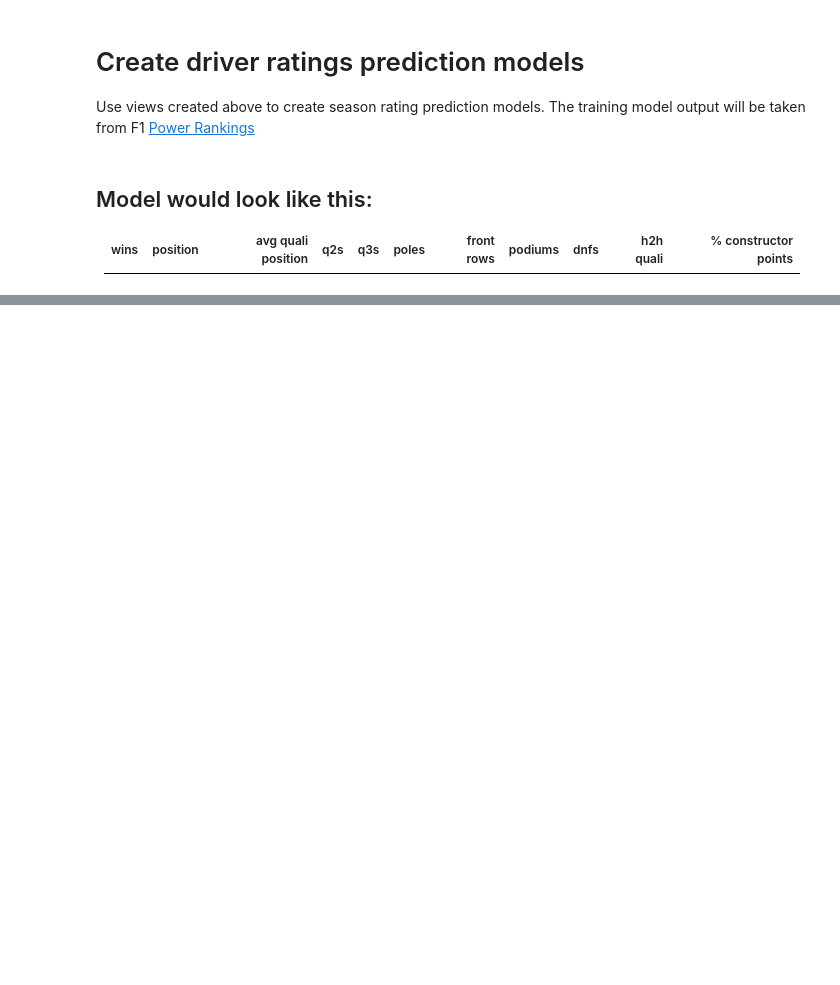
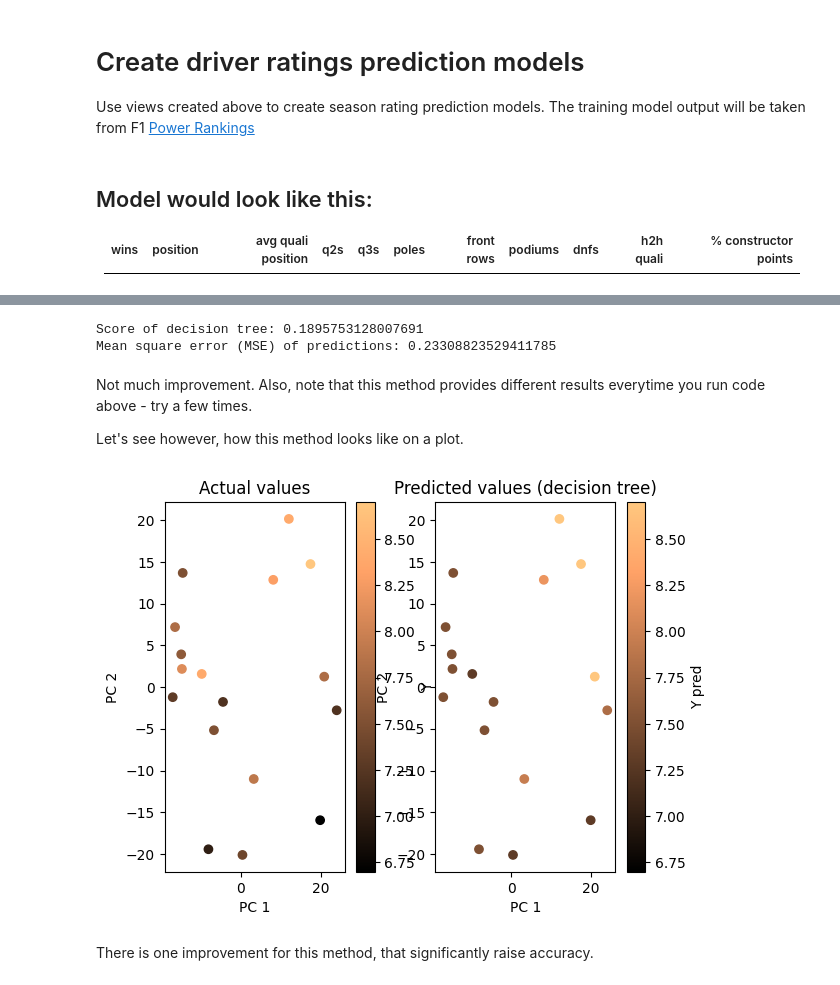
Before and after one commit to kbaczkiewicz/f1predictions, a Jupyter notebook: notebooks/F1 prediction.ipynb, the cells around one changed output, grey strips where cells are left out. Cells and saved outputs as stored; diff of their text form; code cells hidden in the pictures; blank space fills up the shorter version.

```diff
--- a/notebooks/F1 prediction.ipynb
+++ b/notebooks/F1 prediction.ipynb
@@ -147,0 +187,45 @@ print(random_forest.get().score(random_forest.X_test, random_forest.y_test))
+# %%
+decision_tree_builder = DecisionTreeRegressorBuilder() \
+    .set_model(X, y) \
+    .set_criterion('absolute_error') \
+    .create_train_test_set(0.33) \
+    .create_regressor(25)
+
+decision_tree = decision_tree_builder.get()
+
+X_train, y_train, X_test, y_test = decision_tree_builder.X_train, decision_tree_builder.y_train, decision_tree_builder.X_test, decision_tree_builder.y_test
+
+print('Score of decision tree: {}'.format(decision_tree.score(X_test, y_test)))
+print('Mean square error (MSE) of predictions: {}'.format(mean_squared_error(decision_tree.predict(X_test), y_test)))
+# %% [output]
+Score of decision tree: 0.1895753128007691
+Mean square error (MSE) of predictions: 0.23308823529411785
+# %% [markdown]
+Not much improvement. Also, note that this method provides different results everytime you run code above - try a few times.
+
+Let's see however, how this method looks like on a plot.
+# %%
+pca = PCA(n_components=2)
+X_test_pca = pca.fit_transform(X_test)
+
+y_pred = decision_tree.predict(X_test)
+
+plt.subplot(1, 2, 1)
+plt.scatter(X_test_pca[:, 0], X_test_pca[:, 1], c=y_test, cmap='copper', vmin=min(y_test), vmax=max(y_test))
+plt.colorbar(label='Y')
+plt.xlabel('PC 1')
+plt.ylabel('PC 2')
+plt.title('Actual values')
+
+plt.subplot(1, 2, 2)
+plt.scatter(X_test_pca[:, 0], X_test_pca[:, 1], c=y_pred, cmap='copper', vmin=min(y_test), vmax=max(y_test))
+plt.colorbar(label='Y pred')
+plt.xlabel('PC 1')
+plt.ylabel('PC 2')
+plt.title('Predicted values (decision tree)')
+
+plt.show()
+# %% [output]
+[figure, added]
+# %% [markdown]
+There is one improvement for this method, that significantly raise accuracy.
```
Also changed, not shown: parts of 51 cells of this notebook, 2 other files.
